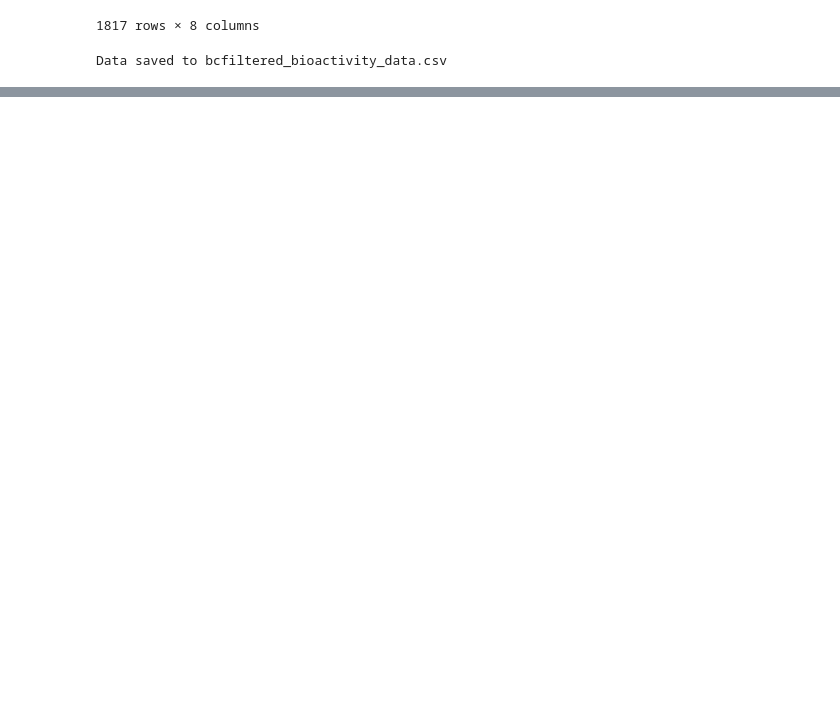
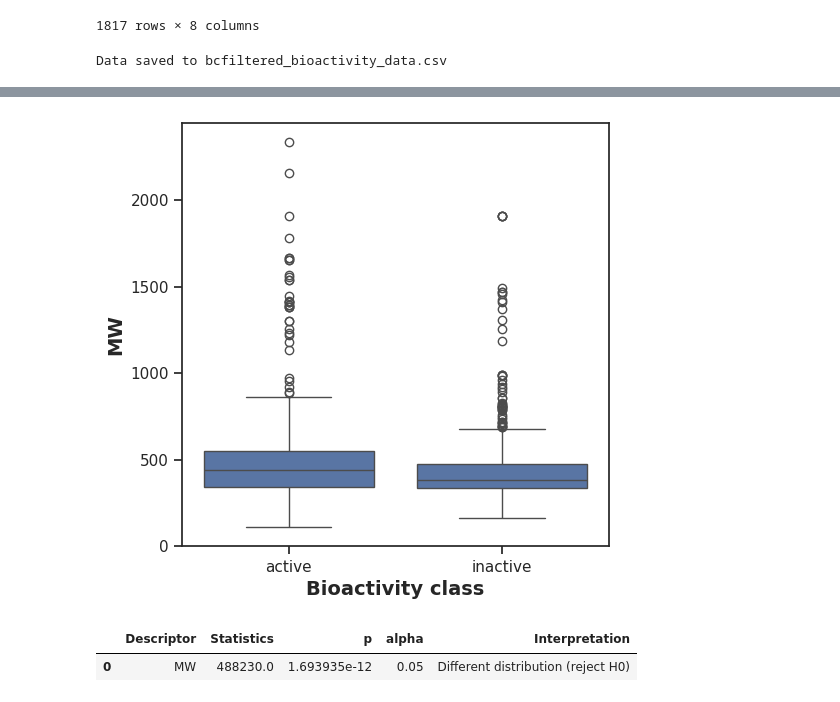
Before and after one commit to Madhuanabala/breast-cancer, a Jupyter notebook: exploratory_data_analysis.ipynb, the cells around one changed output, grey strips where cells are left out. Cells and saved outputs as stored; diff of their text form; code cells hidden in the pictures; blank space fills up the shorter version.

```diff
--- a/exploratory_data_analysis.ipynb
+++ b/exploratory_data_analysis.ipynb
@@ -262,0 +338,16 @@ Data saved to bcfiltered_bioactivity_data.csv
+# %%
+plt.figure(figsize=(5.5, 5.5))
+
+sns.boxplot(x = 'bioactivity_class', y = 'MW', data = df_2class)
+
+plt.xlabel('Bioactivity class', fontsize=14, fontweight='bold')
+plt.ylabel('MW', fontsize=14, fontweight='bold')
+
+plt.savefig('plot_MW.jpg')
+# %% [output]
+[figure, added]
+# %%
+mannwhitney('MW')
+# %% [output]
+|  | Descriptor | Statistics | p | alpha | Interpretation |
+| 0 | MW | 488230.0 | 1.693935e-12 | 0.05 | Different distribution (reject H0) |
```
Also changed, not shown: parts of 15 cells of this notebook.
